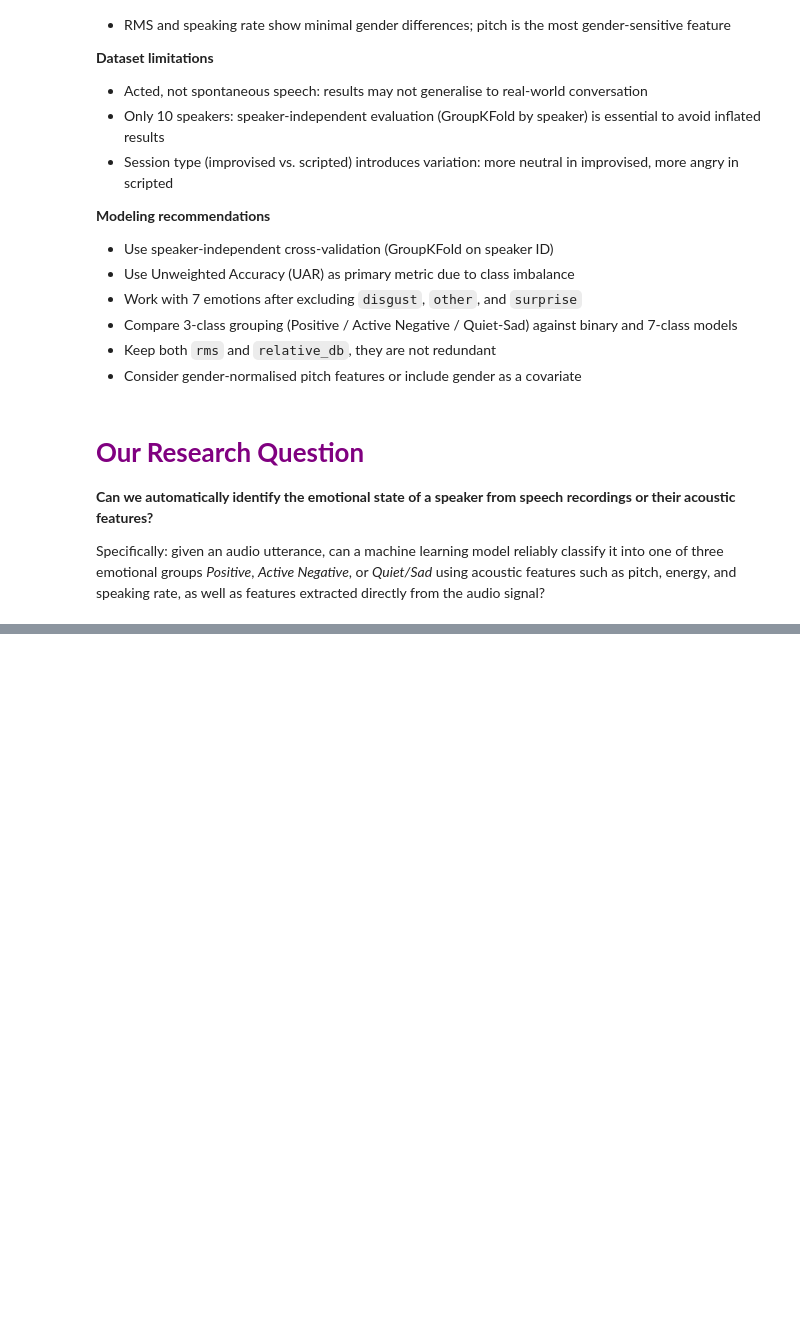
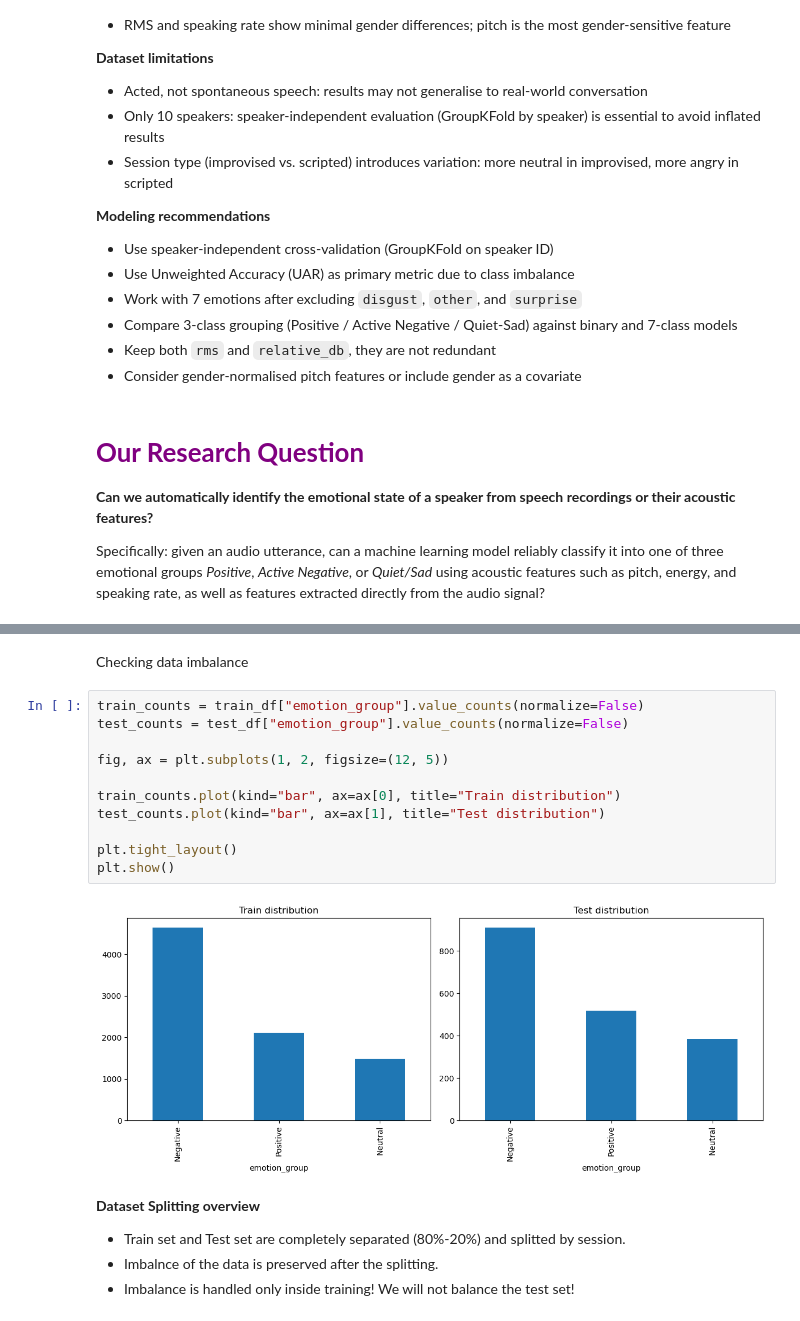
Before and after one commit to almahova/iemocap-proj, a Jupyter notebook: notebooks/iemocap-analysis.ipynb, the cells around one changed output, grey strips where cells are left out. Drawn from its saved outputs; the diff is of its cells as text; blank space fills up the shorter version.

```diff
--- a/notebooks/iemocap-analysis.ipynb
+++ b/notebooks/iemocap-analysis.ipynb
@@ -972,0 +830,20 @@ Specifically: given an audio utterance, can a machine learning model reliably cl
+# %% [markdown]
+Checking data imbalance
+# %%
+train_counts = train_df["emotion_group"].value_counts(normalize=False)
+test_counts = test_df["emotion_group"].value_counts(normalize=False)
+
+fig, ax = plt.subplots(1, 2, figsize=(12, 5))
+
+train_counts.plot(kind="bar", ax=ax[0], title="Train distribution")
+test_counts.plot(kind="bar", ax=ax[1], title="Test distribution")
+
+plt.tight_layout()
+plt.show()
+# %% [output]
+[figure, added]
+# %% [markdown]
+**Dataset Splitting overview**
+- Train set and Test set are completely separated (80%-20%) and splitted by session.
+-  Imbalnce of the data is preserved after the splitting.
+- Imbalance is handled only inside training! We will not balance the test set!
```
Also changed, not shown: parts of 36 cells of this notebook, 2 other files.
